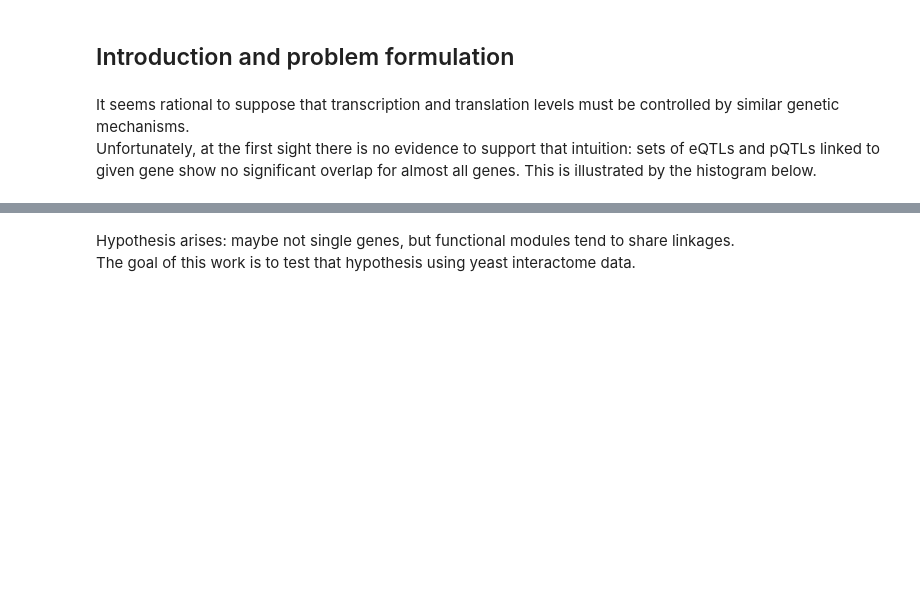
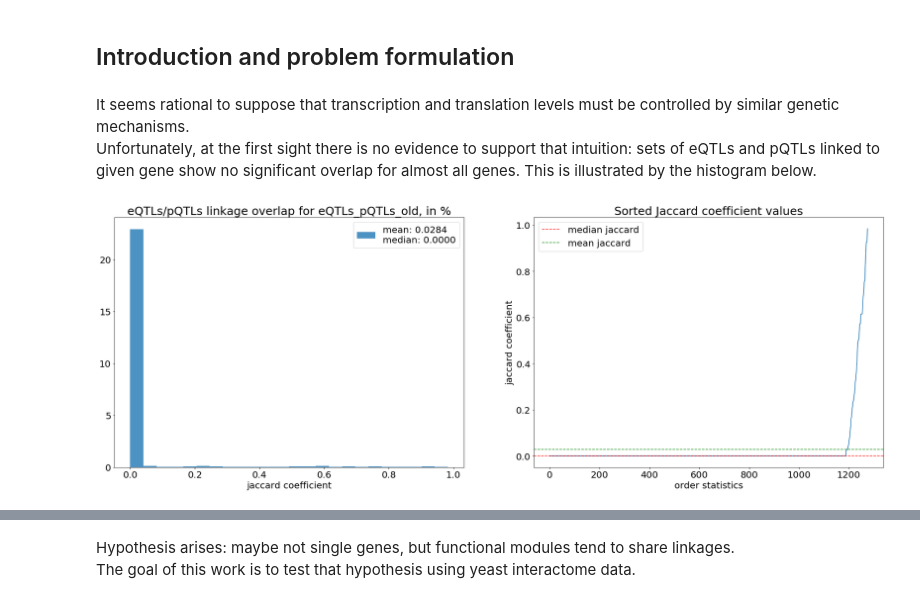
Before and after one commit to ivanov-v-v/PPINs-QTLs-Joint-Analysis, a Jupyter notebook: src/data_analysis.ipynb, the cells around one changed output, grey strips where cells are left out. Saved outputs shown, nothing was run; the diff lists cells and outputs as text; code cells hidden in the pictures; blank space fills up the shorter version.

```diff
--- a/src/data_analysis.ipynb
+++ b/src/data_analysis.ipynb
@@ -112,13 +121,17 @@ interactome_graph = interactome_graphs_dict["physical"]
 It seems rational to suppose that transcription and translation levels must be controlled by similar genetic mechanisms.
 Unfortunately, at the first sight there is no evidence to support that intuition: sets of eQTLs and pQTLs linked to given gene show no significant overlap for almost all genes. This is illustrated by the histogram below.
 # %%
-reload(util)
-gene_pool = np.intersect1d(eQTLs_expression_df["gene"], pQTLs_expression_df["gene"])
+%%time
+
+reload(qtls)
+gene_pool = np.intersect1d(expression_df["eQTLs_old"]["gene"], expression_df["pQTLs"]["gene"])
 
 linkage_overlap_data = []
 for gene_name in gene_pool:
-    linked_eQTLs = qtls.linked_markers(eQTLs_df, [gene_name])
-    linked_pQTLs = qtls.linked_markers(pQTLs_df, [gene_name])
+    linked_eQTLs = qtls.linked_markers(qtls_df["eQTLs_old"], [gene_name])
+    linked_pQTLs = qtls.linked_markers(qtls_df["pQTLs"], [gene_name])
     linkage_overlap_data.append(qtls.jaccard(set(linked_eQTLs), set(linked_pQTLs)))
 
-qtls.qtl_overlap_hist(linkage_overlap_data, "eQTLs_pQTLs")
+qtls.qtl_overlap_hist(linkage_overlap_data, "eQTLs_pQTLs_old")
+# %% [output]
+[figure, added]
```
Also changed, not shown: parts of 43 cells of this notebook, 9 other files.
